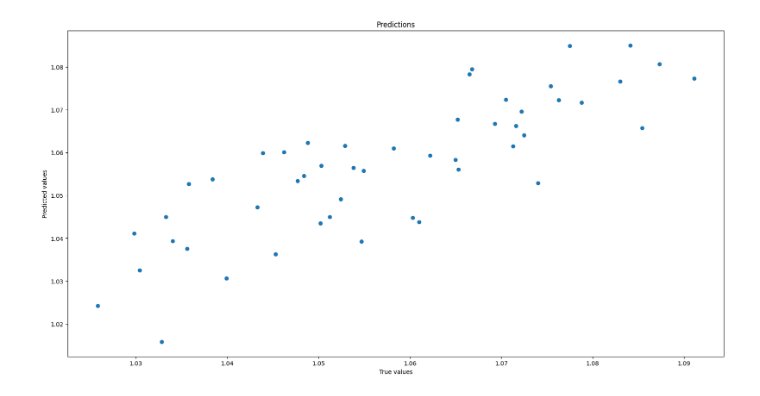
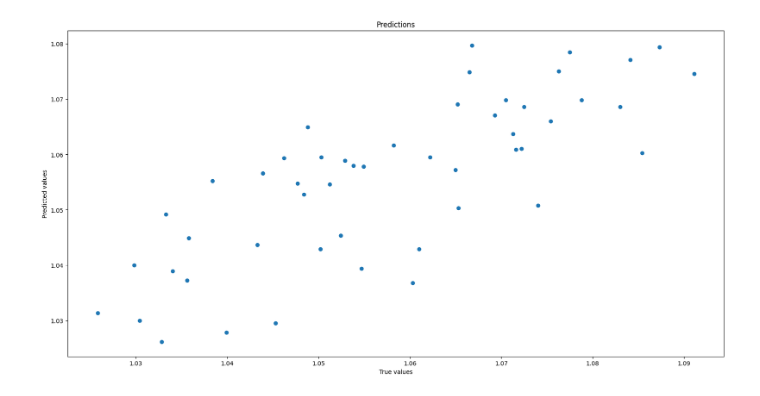
Before and after one commit to userofpi/MED_LAB1, a Jupyter notebook: LAB1_2.ipynb, the cells around one changed output. Drawn from its saved outputs; the diff is of its cells as text; code cells hidden in the pictures.

```diff
--- a/LAB1_2.ipynb
+++ b/LAB1_2.ipynb
@@ -796,36 +798,14 @@ print('Pearson correlation Nadgarstek: %.3f' % corr)
 # plt.show()
 
 #
-# corr, _ = pearsonr(data_frame['Klatka'], data_frame['Nadgarstek'])
-# print('Pearson correlation Klatka: %.3f' % corr)
+corr, _ = pearsonr(data_frame['Klatka'], data_frame['Nadgarstek'])
+print('Pearson correlation Klatka: %.3f' % corr)
 #
 #
-# X_Gestosc_corr = X_test[['const', 'Talia', 'Nadgarstek']]
-# Y_Gestosc_corr = data_frame['Gestosc']
-#
-# X_G, X_test_G, Y_G, Y_test_G = train_test_split(data_frame[['Talia',  'Nadgarstek']], data_frame['Gestosc'], test_size=0.2, random_state=42)
-# X_test_G=sm.add_constant(X_test_G)
-# X_G=sm.add_constant(X_G)
-#
-# model = sm.OLS(Y_G, X_G).fit()
-# print(model.summary())
-# predictions = model.predict(X_test_G)
-#
-# plt.figure(figsize=(20, 10))
-# plt.plot(Y_test_G, predictions, 'o')
-# plt.title('Predictions')
-# plt.xlabel('True values')
-# plt.ylabel('Predicted values')
-# plt.show()
-#
-# corr, _ = pearsonr(data_frame['Klatka'], data_frame['Nadgarstek'])
-# print('Pearson correlation Klatka: %.3f' % corr)
-
-
-X_Gestosc_corr = X_test[['const', 'Talia', 'Nadgarstek', 'Wzrost']]
+X_Gestosc_corr = X_test[['const', 'Wzrost', 'Nadgarstek']]
 Y_Gestosc_corr = data_frame['Gestosc']
 
-X_G, X_test_G, Y_G, Y_test_G = train_test_split(data_frame[['Talia',  'Nadgarstek', 'Wzrost']], data_frame['Gestosc'], test_size=0.2, random_state=42)
+X_G, X_test_G, Y_G, Y_test_G = train_test_split(data_frame[['Talia']], data_frame['Gestosc'], test_size=0.2, random_state=42)
 X_test_G=sm.add_constant(X_test_G)
 X_G=sm.add_constant(X_G)
 
@@ -840,12 +820,50 @@ plt.xlabel('True values')
 plt.ylabel('Predicted values')
 plt.show()
 
-corr, _ = pearsonr(data_frame['Talia'], data_frame['Wzrost'])
-print('Pearson correlation Talia: %.3f' % corr)
-corr, _ = pearsonr(data_frame['Nadgarstek'], data_frame['Wzrost'])
-print('Pearson correlation Nadgarstek: %.3f' % corr)
-corr, _ = pearsonr(data_frame['Klatka'], data_frame['Wzrost'])
+
+# wykres talia od gestosci oraz predykcjami
+plt.figure(figsize=(20, 10))
+plt.plot(X_G['Talia'], Y_G, 'o')
+plt.plot(X_test_G['Talia'], Y_test_G, 'o')
+plt.title('Predictions')
+plt.xlabel('Talia')
+plt.ylabel('Gestosc')
+# errorbar dla predykcji
+plt.errorbar(X_test_G['Talia'], predictions, yerr=np.std(predictions), fmt='o')
+plt.show()
+
+corr, _ = pearsonr(data_frame['Klatka'], data_frame['Nadgarstek'])
 print('Pearson correlation Klatka: %.3f' % corr)
+
+
+
+
+
+# X_Gestosc_corr = X_test[['const', 'Talia', 'Nadgarstek', 'Wzrost']]
+# Y_Gestosc_corr = data_frame['Gestosc']
+#
+# X_G, X_test_G, Y_G, Y_test_G = train_test_split(data_frame[['Talia',  'Nadgarstek', 'Wzrost']], data_frame['Gestosc'], test_size=0.2, random_state=42)
+# X_test_G=sm.add_constant(X_test_G)
+# X_G=sm.add_constant(X_G)
+#
+# model = sm.OLS(Y_G, X_G).fit()
+# print(model.summary())
+# predictions = model.predict(X_test_G)
+#
+# plt.figure(figsize=(20, 10))
+# plt.plot(Y_test_G, predictions, 'o')
+# plt.title('Predictions')
+# plt.xlabel('True values')
+# plt.ylabel('Predicted values')
+# # dodać bar z błedem std
+# plt.show()
+#
+# corr, _ = pearsonr(data_frame['Talia'], data_frame['Wzrost'])
+# print('Pearson correlation Talia: %.3f' % corr)
+# corr, _ = pearsonr(data_frame['Nadgarstek'], data_frame['Wzrost'])
+# print('Pearson correlation Nadgarstek: %.3f' % corr)
+# corr, _ = pearsonr(data_frame['Klatka'], data_frame['Wzrost'])
+# print('Pearson correlation Klatka: %.3f' % corr)
 # %% [output]
 Pearson correlation Wzrost: 0.043
 Pearson correlation Klatka: -0.680
@@ -867 +885 @@ strong multicollinearity or other numerical problems.
-[figure, old version]
+[figure, new version]
```
Also changed, not shown: parts of 4 cells of this notebook.
